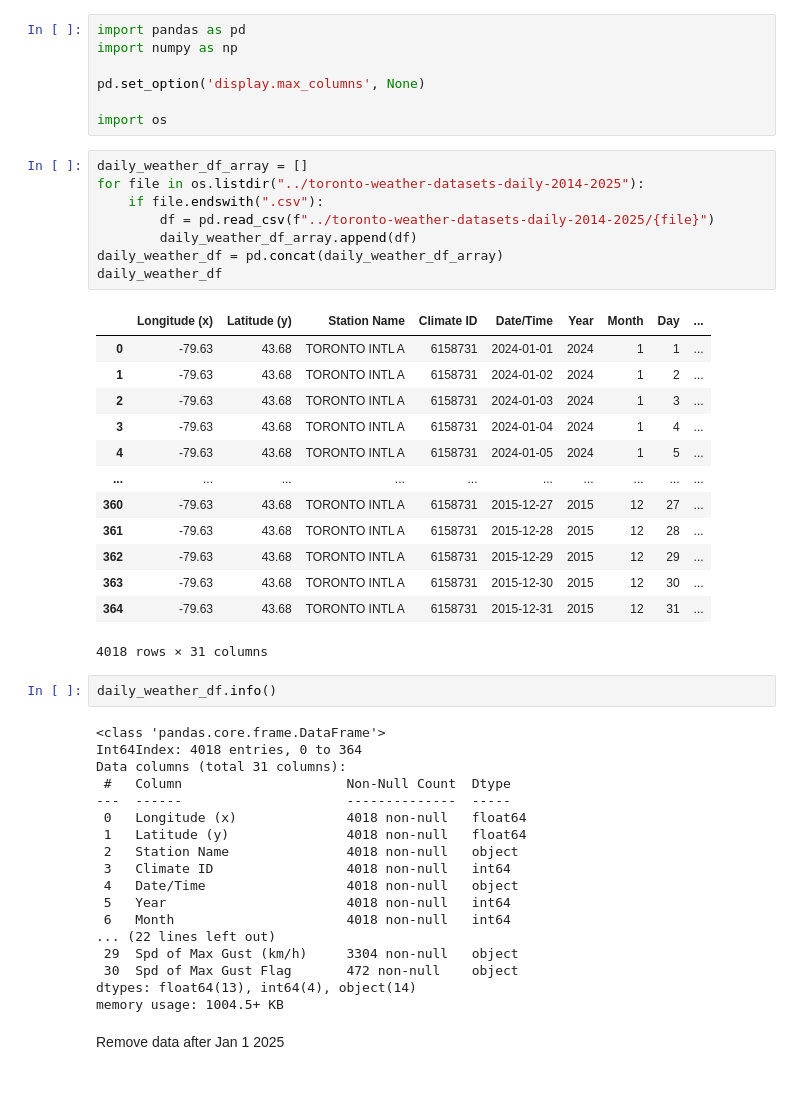
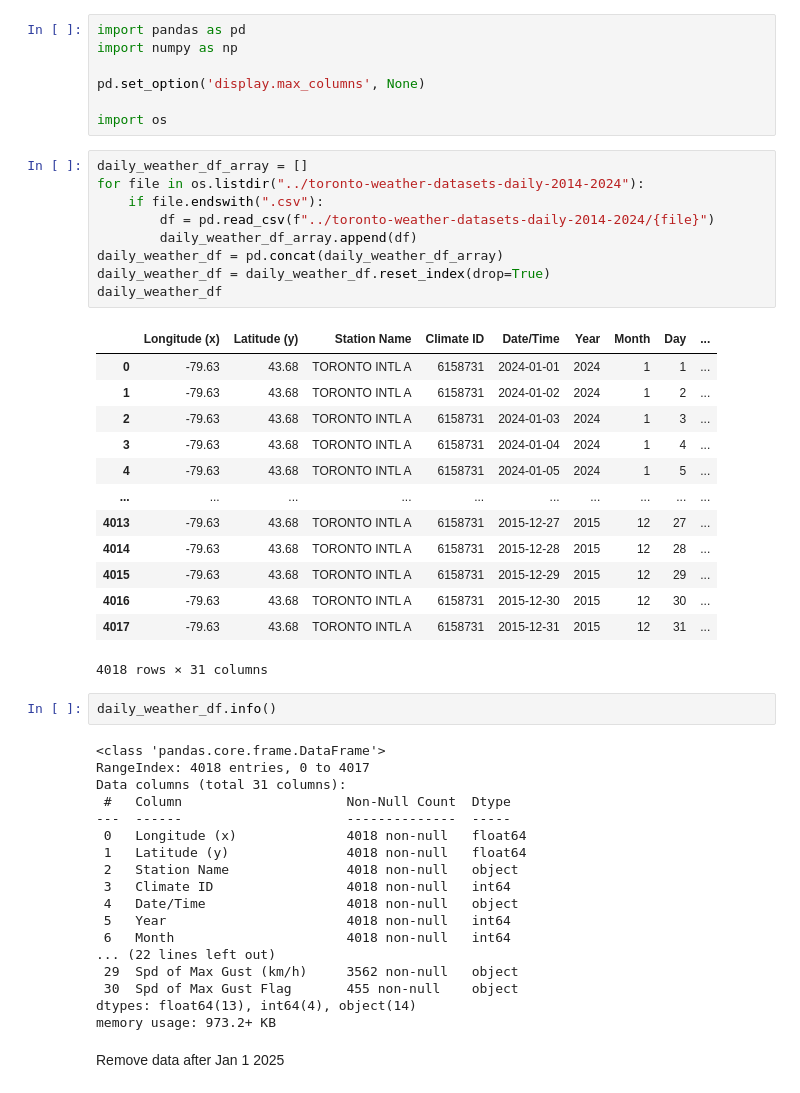
Before and after one commit to ansonkwokys/toronto-vehicle-collision-analysis, a Jupyter notebook: etl/daily-weather-dataset-etl.ipynb, the cells around one changed output. Saved outputs shown, nothing was run; the diff lists cells and outputs as text.

```diff
--- a/etl/daily-weather-dataset-etl.ipynb
+++ b/etl/daily-weather-dataset-etl.ipynb
@@ -7,31 +7,32 @@ pd.set_option('display.max_columns', None)
 import os
 # %%
 daily_weather_df_array = []
-for file in os.listdir("../toronto-weather-datasets-daily-2014-2025"):
+for file in os.listdir("../toronto-weather-datasets-daily-2014-2024"):
     if file.endswith(".csv"):
-        df = pd.read_csv(f"../toronto-weather-datasets-daily-2014-2025/{file}")
+        df = pd.read_csv(f"../toronto-weather-datasets-daily-2014-2024/{file}")
         daily_weather_df_array.append(df)
 daily_weather_df = pd.concat(daily_weather_df_array)
+daily_weather_df = daily_weather_df.reset_index(drop=True)
 daily_weather_df
 # %% [output]
 |  | Longitude (x) | Latitude (y) | Station Name | Climate ID | Date/Time | Year | Month | Day | ... |
 | 0 | -79.63 | 43.68 | TORONTO INTL A | 6158731 | 2024-01-01 | 2024 | 1 | 1 | ... |
 | 1 | -79.63 | 43.68 | TORONTO INTL A | 6158731 | 2024-01-02 | 2024 | 1 | 2 | ... |
 | 2 | -79.63 | 43.68 | TORONTO INTL A | 6158731 | 2024-01-03 | 2024 | 1 | 3 | ... |
 | 3 | -79.63 | 43.68 | TORONTO INTL A | 6158731 | 2024-01-04 | 2024 | 1 | 4 | ... |
 | 4 | -79.63 | 43.68 | TORONTO INTL A | 6158731 | 2024-01-05 | 2024 | 1 | 5 | ... |
 | ... | ... | ... | ... | ... | ... | ... | ... | ... | ... |
-| 360 | -79.63 | 43.68 | TORONTO INTL A | 6158731 | 2015-12-27 | 2015 | 12 | 27 | ... |
-| 361 | -79.63 | 43.68 | TORONTO INTL A | 6158731 | 2015-12-28 | 2015 | 12 | 28 | ... |
-| 362 | -79.63 | 43.68 | TORONTO INTL A | 6158731 | 2015-12-29 | 2015 | 12 | 29 | ... |
-| 363 | -79.63 | 43.68 | TORONTO INTL A | 6158731 | 2015-12-30 | 2015 | 12 | 30 | ... |
-| 364 | -79.63 | 43.68 | TORONTO INTL A | 6158731 | 2015-12-31 | 2015 | 12 | 31 | ... |
+| 4013 | -79.63 | 43.68 | TORONTO INTL A | 6158731 | 2015-12-27 | 2015 | 12 | 27 | ... |
+| 4014 | -79.63 | 43.68 | TORONTO INTL A | 6158731 | 2015-12-28 | 2015 | 12 | 28 | ... |
+| 4015 | -79.63 | 43.68 | TORONTO INTL A | 6158731 | 2015-12-29 | 2015 | 12 | 29 | ... |
+| 4016 | -79.63 | 43.68 | TORONTO INTL A | 6158731 | 2015-12-30 | 2015 | 12 | 30 | ... |
+| 4017 | -79.63 | 43.68 | TORONTO INTL A | 6158731 | 2015-12-31 | 2015 | 12 | 31 | ... |
 4018 rows × 31 columns
 # %%
 daily_weather_df.info()
 # %% [output]
 <class 'pandas.core.frame.DataFrame'>
-Int64Index: 4018 entries, 0 to 364
+RangeIndex: 4018 entries, 0 to 4017
 Data columns (total 31 columns):
  #   Column                     Non-Null Count  Dtype
 ---  ------                     --------------  -----
@@ -43,10 +44,10 @@ Data columns (total 31 columns):
  5   Year                       4018 non-null   int64
  6   Month                      4018 non-null   int64
 ... (22 lines left out)
- 29  Spd of Max Gust (km/h)     3304 non-null   object
- 30  Spd of Max Gust Flag       472 non-null    object
+ 29  Spd of Max Gust (km/h)     3562 non-null   object
+ 30  Spd of Max Gust Flag       455 non-null    object
 dtypes: float64(13), int64(4), object(14)
-memory usage: 1004.5+ KB
+memory usage: 973.2+ KB
 # %% [markdown]
 Remove data after Jan 1 2025
 # %%
```
Also changed, not shown: parts of 6 cells of this notebook.
